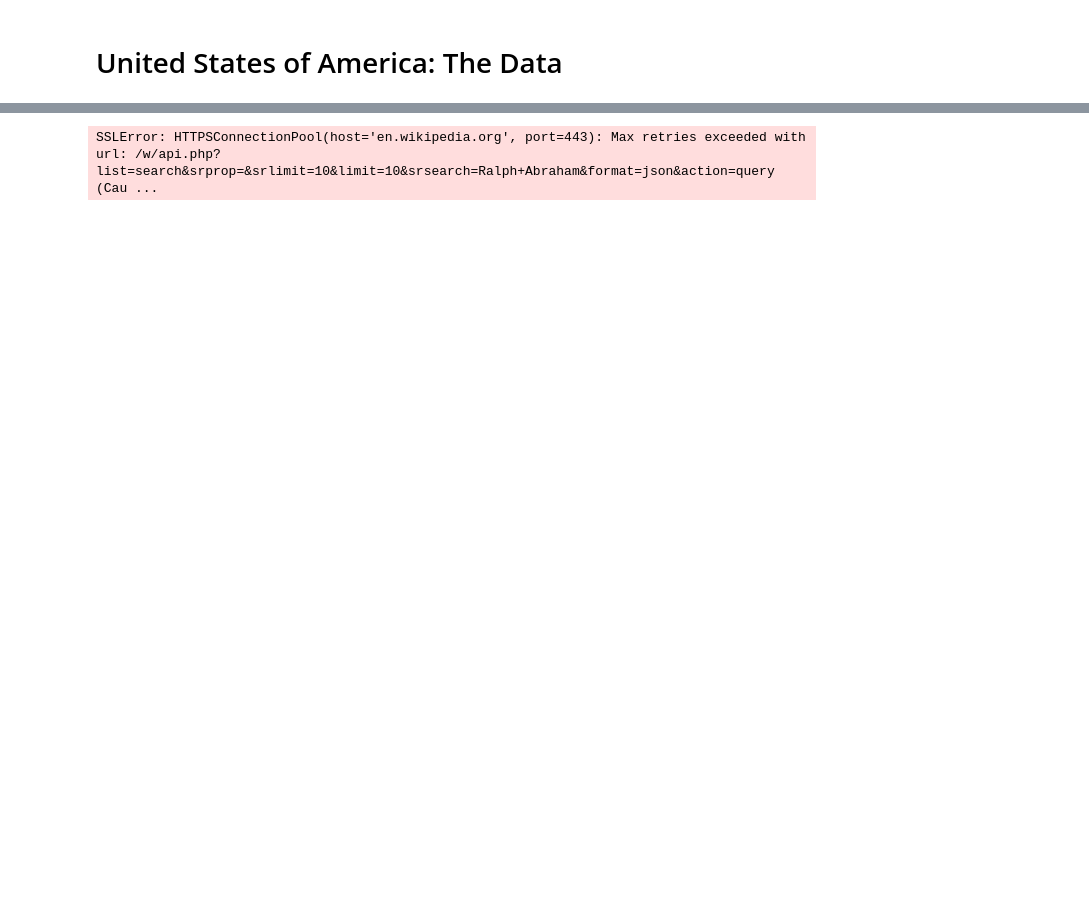
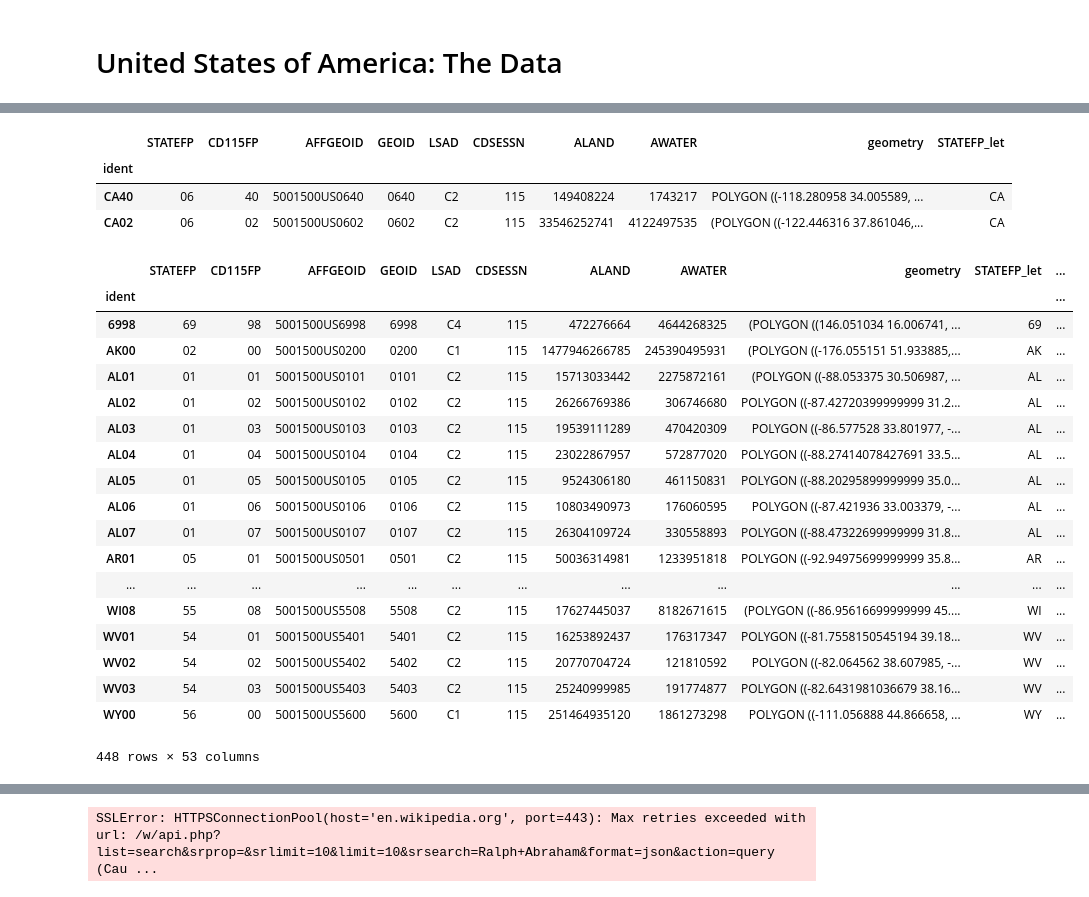
Before and after one commit to DomCritchlow/USA_in_Data, a Jupyter notebook: Tester_Notebook.ipynb, the cells around one changed output, grey strips where cells are left out. Saved outputs shown, nothing was run; the diff lists cells and outputs as text; code cells hidden in the pictures; blank space fills up the shorter version.

Commit message:
tester update

```diff
--- a/Tester_Notebook.ipynb
+++ b/Tester_Notebook.ipynb
@@ -228,0 +7,4 @@ SSLError: HTTPSConnectionPool(host='api.propublica.org', port=443): Max retries
+# %%
+gdf = dm.load_shape("house")
+dm.simple_map_html(gdf,"tester.html")
+gdf.head(2)
@@ -228,0 +15,3 @@ SSLError: HTTPSConnectionPool(host='api.propublica.org', port=443): Max retries
+# %%
+mdf = dm.member_dataframe("115","house")
+mdf.head(2)
@@ -228,0 +37,15 @@ SSLError: HTTPSConnectionPool(host='api.propublica.org', port=443): Max retries
+# %%
+mdf.head(2)
+mdf['state']
+
+mask = mdf.district == "At-Large"
+mdf.loc[mask, 'district'] = '00'
+
+
+mdf['district'] = mdf['district'].apply(lambda x: x.zfill(2))
+mdf['district']
+
+mdf['ident']= mdf['state']+ mdf['district']
+mdf['ident'] = mdf['ident'].astype(str)
+mdf.set_index('ident',inplace=True)
+mdf.head(2)
@@ -228,0 +58,38 @@ SSLError: HTTPSConnectionPool(host='api.propublica.org', port=443): Max retries
+# %%
+gdf['ident'] = gdf['STATEFP_let'] + gdf['CD115FP']
+gdf.sort_values('ident')
+gdf.head(2)
+gdf['ident'] = gdf['ident'].astype(str)
+
+gdf.set_index('ident',inplace=True)
+
+gdf.head(2)
+# %% [output]
+|  | STATEFP | CD115FP | AFFGEOID | GEOID | LSAD | CDSESSN | ALAND | AWATER | geometry | STATEFP_let |
+| ident |  |  |  |  |  |  |  |  |  |  |
+| CA40 | 06 | 40 | 5001500US0640 | 0640 | C2 | 115 | 149408224 | 1743217 | POLYGON ((-118.280958 34.005589, ... | CA |
+| CA02 | 06 | 02 | 5001500US0602 | 0602 | C2 | 115 | 33546252741 | 4122497535 | (POLYGON ((-122.446316 37.861046,... | CA |
+# %%
+
+total_df = gdf.join(mdf,how='left',lsuffix='_l',rsuffix='_r')
+total_df
+# %% [output]
+|  | STATEFP | CD115FP | AFFGEOID | GEOID | LSAD | CDSESSN | ALAND | AWATER | geometry | STATEFP_let | ... |
+| ident |  |  |  |  |  |  |  |  |  |  | ... |
+| 6998 | 69 | 98 | 5001500US6998 | 6998 | C4 | 115 | 472276664 | 4644268325 | (POLYGON ((146.051034 16.006741, ... | 69 | ... |
+| AK00 | 02 | 00 | 5001500US0200 | 0200 | C1 | 115 | 1477946266785 | 245390495931 | (POLYGON ((-176.055151 51.933885,... | AK | ... |
+| AL01 | 01 | 01 | 5001500US0101 | 0101 | C2 | 115 | 15713033442 | 2275872161 | (POLYGON ((-88.053375 30.506987, ... | AL | ... |
+| AL02 | 01 | 02 | 5001500US0102 | 0102 | C2 | 115 | 26266769386 | 306746680 | POLYGON ((-87.42720399999999 31.2... | AL | ... |
+| AL03 | 01 | 03 | 5001500US0103 | 0103 | C2 | 115 | 19539111289 | 470420309 | POLYGON ((-86.577528 33.801977, -... | AL | ... |
+| AL04 | 01 | 04 | 5001500US0104 | 0104 | C2 | 115 | 23022867957 | 572877020 | POLYGON ((-88.27414078427691 33.5... | AL | ... |
+| AL05 | 01 | 05 | 5001500US0105 | 0105 | C2 | 115 | 9524306180 | 461150831 | POLYGON ((-88.20295899999999 35.0... | AL | ... |
+| AL06 | 01 | 06 | 5001500US0106 | 0106 | C2 | 115 | 10803490973 | 176060595 | POLYGON ((-87.421936 33.003379, -... | AL | ... |
+| AL07 | 01 | 07 | 5001500US0107 | 0107 | C2 | 115 | 26304109724 | 330558893 | POLYGON ((-88.47322699999999 31.8... | AL | ... |
+| AR01 | 05 | 01 | 5001500US0501 | 0501 | C2 | 115 | 50036314981 | 1233951818 | POLYGON ((-92.94975699999999 35.8... | AR | ... |
+| ... | ... | ... | ... | ... | ... | ... | ... | ... | ... | ... | ... |
+| WI08 | 55 | 08 | 5001500US5508 | 5508 | C2 | 115 | 17627445037 | 8182671615 | (POLYGON ((-86.95616699999999 45.... | WI | ... |
+| WV01 | 54 | 01 | 5001500US5401 | 5401 | C2 | 115 | 16253892437 | 176317347 | POLYGON ((-81.7558150545194 39.18... | WV | ... |
+| WV02 | 54 | 02 | 5001500US5402 | 5402 | C2 | 115 | 20770704724 | 121810592 | POLYGON ((-82.064562 38.607985, -... | WV | ... |
+| WV03 | 54 | 03 | 5001500US5403 | 5403 | C2 | 115 | 25240999985 | 191774877 | POLYGON ((-82.6431981036679 38.16... | WV | ... |
+| WY00 | 56 | 00 | 5001500US5600 | 5600 | C1 | 115 | 251464935120 | 1861273298 | POLYGON ((-111.056888 44.866658, ... | WY | ... |
+448 rows × 53 columns
```
Also changed, not shown: parts of 22 cells of this notebook, 17 other files.
